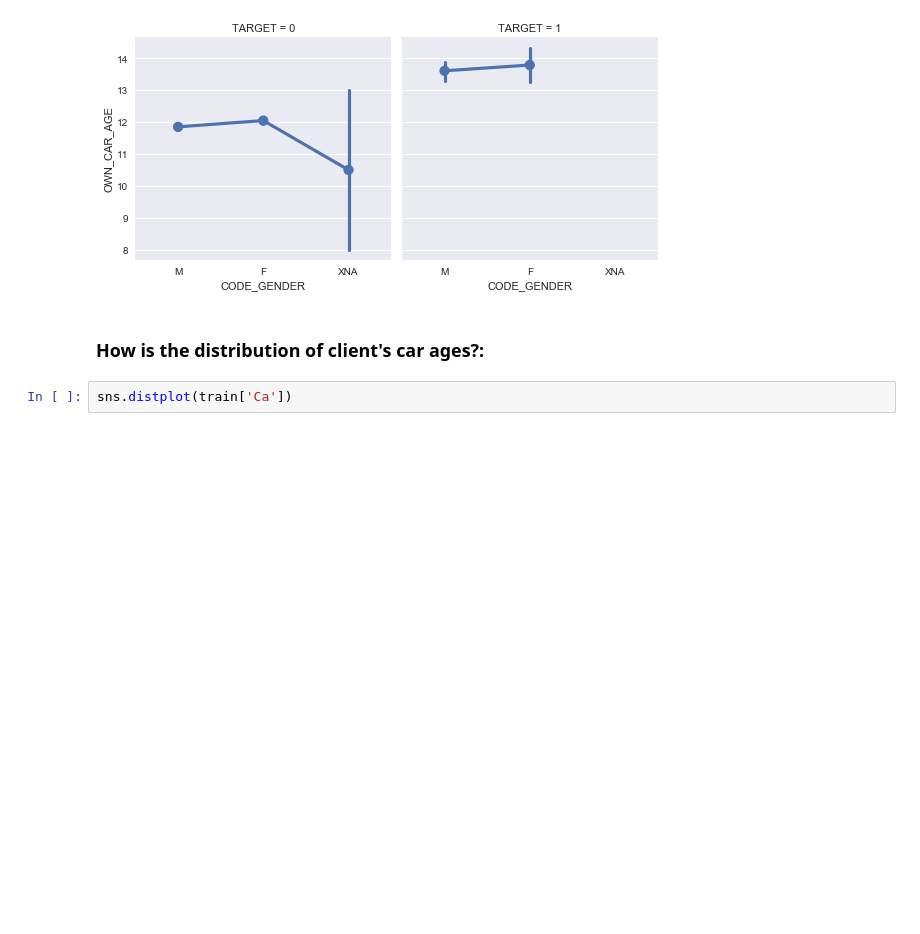
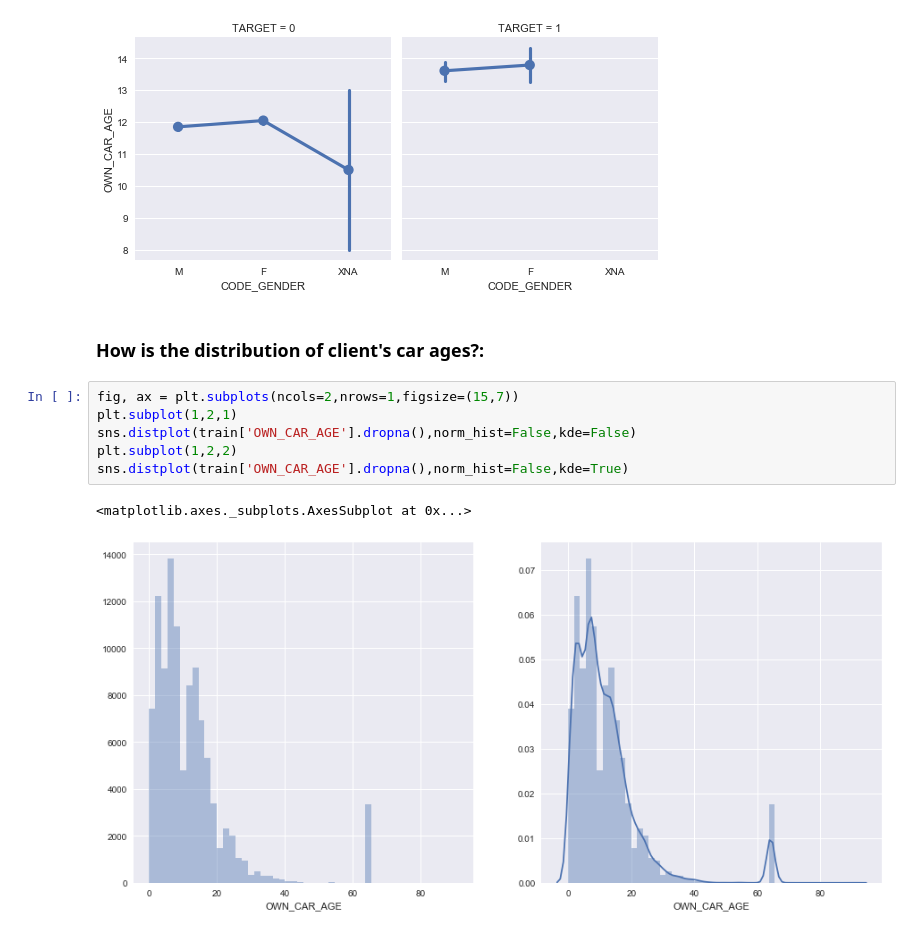
Before and after one commit to rakshithvasudev/Home-Credit-Default-Risk, a Jupyter notebook: EDA/Exploratory Data Analysis - Application Train.ipynb, the cells around one changed output. Drawn from its saved outputs; the diff is of its cells as text; blank space fills up the shorter version.

Commit message:
added kde plots

```diff
--- a/EDA/Exploratory Data Analysis - Application Train.ipynb
+++ b/EDA/Exploratory Data Analysis - Application Train.ipynb
@@ -163,5 +163,12 @@ sns.factorplot(x='CODE_GENDER',y='OWN_CAR_AGE',data=train,col='TARGET')
 [figure]
 # %% [markdown]
 ### How is the distribution of client's car ages?:
-# %%
-sns.distplot(train['Ca'])
+# %%
+fig, ax = plt.subplots(ncols=2,nrows=1,figsize=(15,7))
+plt.subplot(1,2,1)
+sns.distplot(train['OWN_CAR_AGE'].dropna(),norm_hist=False,kde=False)
+plt.subplot(1,2,2)
+sns.distplot(train['OWN_CAR_AGE'].dropna(),norm_hist=False,kde=True)
+# %% [output]
+<matplotlib.axes._subplots.AxesSubplot at 0x...>
+[figure, added]
```
Also changed, not shown: parts of 1 cell of this notebook.
